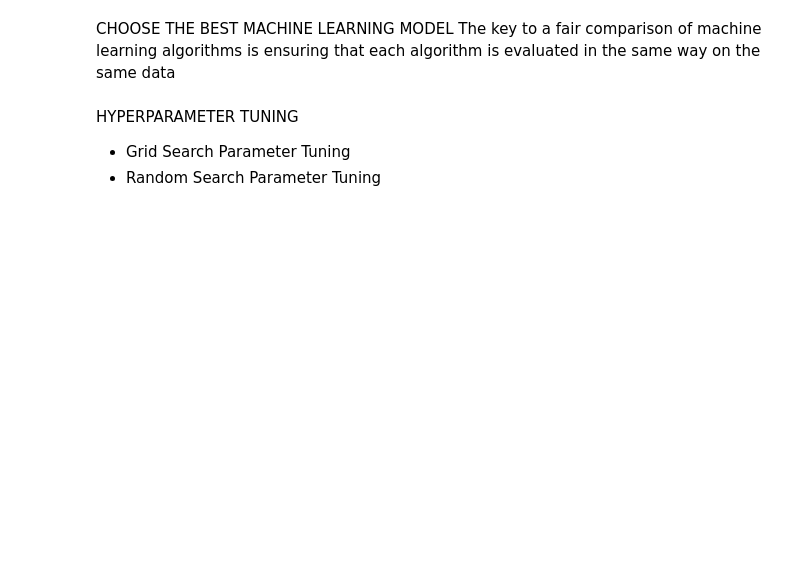
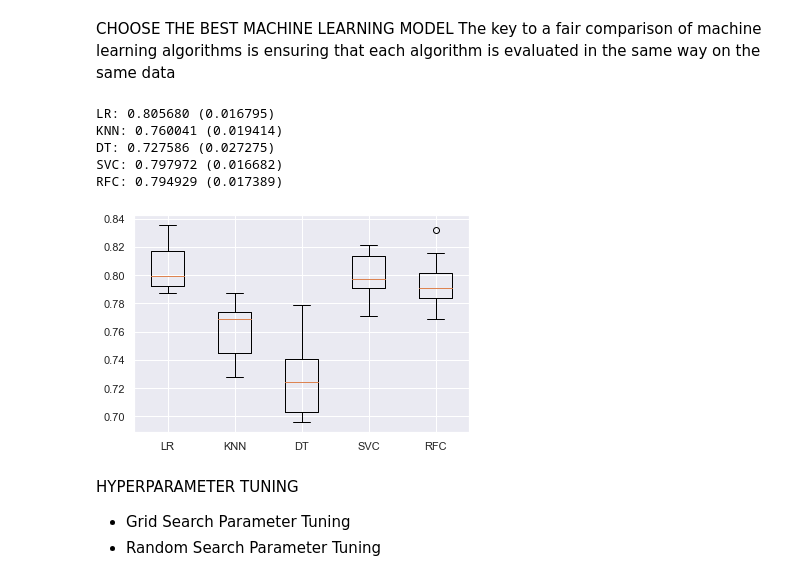
Before and after one commit to DucNgMinh/Data-Driven-Marketing, a Jupyter notebook: Telco_Churn_Prediction_v2.ipynb, the cells around one changed output. Drawn from its saved outputs; the diff is of its cells as text; code cells hidden in the pictures; blank space fills up the shorter version.

```diff
--- a/Telco_Churn_Prediction_v2.ipynb
+++ b/Telco_Churn_Prediction_v2.ipynb
@@ -368,8 +375,5 @@ for col in label_encoding_columns:
 one_hot_encoding_columns = ['MultipleLines', 'InternetService', 'OnlineSecurity', 'OnlineBackup', 'DeviceProtection',
                             'TechSupport', 'StreamingTV',  'StreamingMovies', 'Contract', 'PaymentMethod']
 
-# encode categorical variables with more than two levels using one-hot encoding
-one_hot_encoding_columns = ['MultipleLines', 'InternetService', 'OnlineSecurity', 'OnlineBackup', 'DeviceProtection',
-                            'TechSupport', 'StreamingTV',  'StreamingMovies', 'Contract', 'PaymentMethod']
-df_transformed = pd.get_dummies(df_transformed, columns=one_hot_encoding_columns,\
-                                drop_first='True')
+df_transformed = pd.get_dummies(df_transformed, columns=one_hot_encoding_columns, prefix=one_hot_encoding_columns, prefix_sep= '_', drop_first=True)
+df_transformed
@@ -376,10 +394,10 @@ df_transformed = pd.get_dummies(df_transformed, columns=one_hot_encoding_columns
 # %%
 ### Normalization
 ### Use the min-max method to rescale the numeric columns (tenure, MontlyCharges, and TotalCharges) to a common scale
+from sklearn.preprocessing import MinMaxScaler
 # min-max normalization (numeric variables)
 min_max_columns = ['tenure', 'MonthlyCharges', 'TotalCharges']
 
 # scale numerical variables using min max scaler
-scaler = MinMaxScaler()
 for col in min_max_columns:
-    df_transformed[col] = scaler.fit_transform(df[[col]])
+    df_transformed[col] = MinMaxScaler().fit_transform(df[[col]])
@@ -391,15 +425,15 @@ Evaluate Machine Learning Algorithms:
 - K-Fold Cross Validation
 # %% [markdown]
 CREATE A VALIDATION DATASET
+# %%
+X = df_transformed.drop(columns=['customerID', 'Churn', 'y'], axis=1).fillna(0)
+y = df_transformed['Churn']
 # %%
 #SPLIT INTO TRAIN AND TEST SETS
 from sklearn.model_selection import train_test_split
 # select independent variables
 
-X = df_transformed.drop(columns=['customerID', 'Churn'],axis=1).fillna(0)
-y = df_transformed['Churn']
-X_train, X_validation, y_train, y_validation =\
-train_test_split(X, y, test_size=0.3, random_state = 99)
+X_train, X_validation, y_train, y_validation = train_test_split(X, y, test_size=0.3, random_state = 99)
 
 # prove that the variables were selected correctly
 print(X.columns)
@@ -436,6 +508,38 @@ results
 CHOOSE THE BEST MACHINE LEARNING MODEL
 The key to a fair comparison of machine learning algorithms is ensuring that each algorithm is
 evaluated in the same way on the same data
+# %%
+from sklearn.linear_model import LogisticRegression
+from sklearn.tree import DecisionTreeClassifier
+from sklearn.svm import SVC
+from sklearn.neighbors import KNeighborsClassifier
+
+models = [('LR', LogisticRegression()), ('KNN', KNeighborsClassifier()), ("DT", DecisionTreeClassifier()), ("SVC", SVC()), ('RFC', RandomForestClassifier())]
+results = []
+names = []
+scoring = 'roc_auc'
+
+for name, model in models:
+    kfold = KFold(n_splits= num_folds, random_state=seed, shuffle=True)
+    result = cross_val_score(model, X_train, y_train, cv = kfold)
+
+    msg = "%s: %f (%f)" % (name, result.mean(), result.std())
+    print(msg)
+    results.append(result)
+    names.append(name)
+
+fig = plt.figure()
+ax = fig.add_subplot(111)
+plt.boxplot(results)
+ax.set_xticklabels(names)
+plt.show()
+# %% [output]
+LR: 0.805680 (0.016795)
+KNN: 0.760041 (0.019414)
+DT: 0.727586 (0.027275)
+SVC: 0.797972 (0.016682)
+RFC: 0.794929 (0.017389)
+[figure, added]
 # %% [markdown]
 HYPERPARAMETER TUNING
 - Grid Search Parameter Tuning
```
Also changed, not shown: parts of 19 cells of this notebook.
